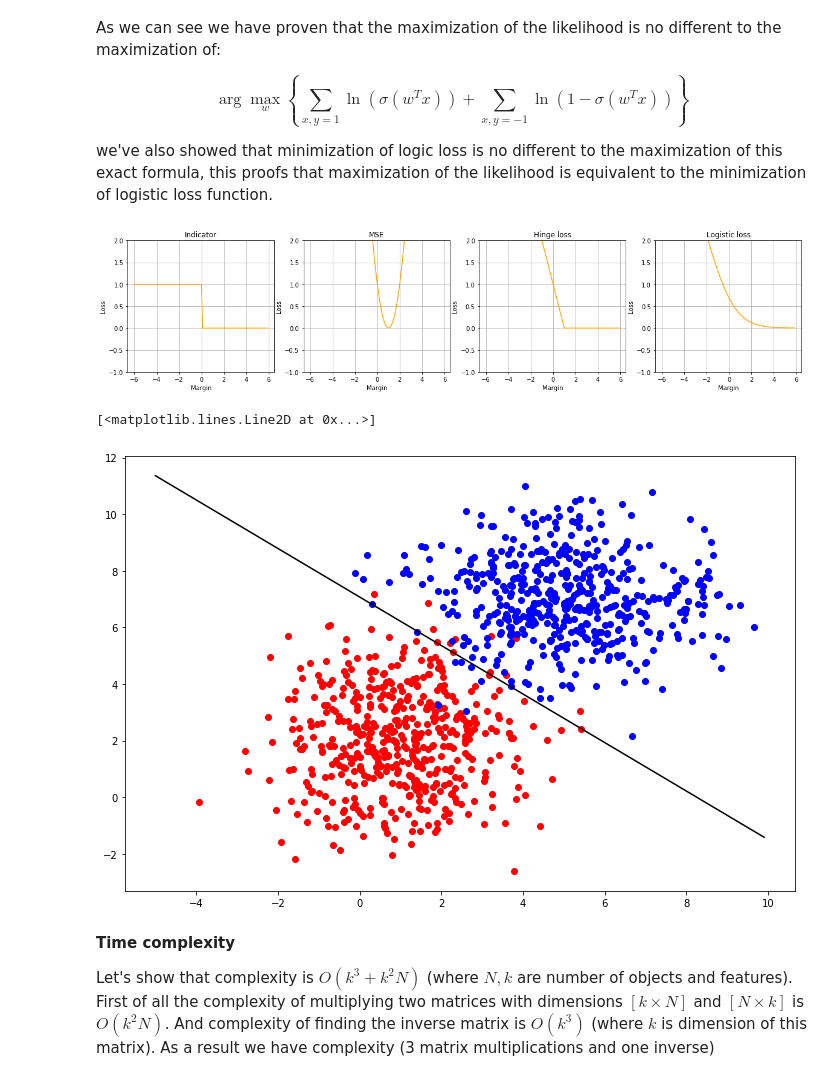
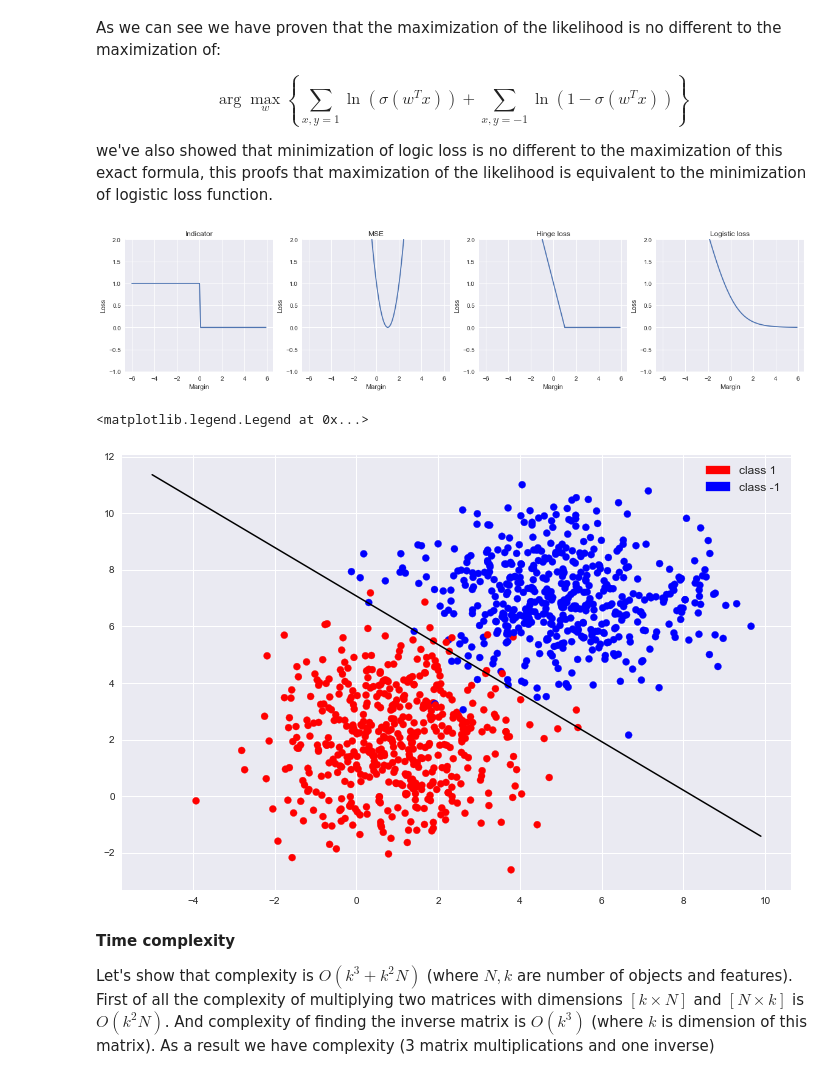
Before and after one commit to puhsu/renju, a Jupyter notebook: labs/lab-1.ipynb, the cells around one changed output. Drawn from its saved outputs; the diff is of its cells as text; code cells hidden in the pictures.

```diff
--- a/labs/lab-1.ipynb
+++ b/labs/lab-1.ipynb
@@ -59,10 +59,15 @@ $$w = (X^TX)^{-1}X^TY.$$
 # %%
 # add all libraries
 import numpy as np
+import pandas as pd
 from numpy.polynomial.polynomial import Polynomial as poly
 from matplotlib import pyplot as plt
+plt.style.use('seaborn')
 from matplotlib import cm
+import matplotlib.patches as mpatches
 from mpl_toolkits.mplot3d.axes3d import Axes3D
+from sklearn.metrics import accuracy_score
+from sklearn.model_selection import train_test_split
 %matplotlib inline
 # %%
 np.random.seed(42)
@@ -222,54 +231,54 @@ we've also showed that minimization of logic loss is no different to the maximiz
 M = np.arange(-6, 6, .1)
 
 plt.figure(2, figsize=(20, 4))
 
 plt.subplot(141)
-plt.plot(M, M < 0, color='orange')
-plt.grid(True)
+plt.plot(M, M < 0)
 plt.xlabel('Margin')
 plt.ylabel('Loss')
 plt.title('Indicator')
 plt.ylim(-1,2)
 
 plt.subplot(142)
-plt.plot(M, (M - 1)**2, color='orange')
-plt.grid(True)
+plt.plot(M, (M - 1)**2)
 plt.xlabel('Margin')
 plt.ylabel('Loss')
 plt.title('MSE')
 plt.ylim(-1,2)
 
 plt.subplot(143)
-plt.plot(M, np.maximum(0, 1 - M), color='orange')
-plt.grid(True)
+plt.plot(M, np.maximum(0, 1 - M))
 plt.xlabel('Margin')
 plt.ylabel('Loss')
 plt.title('Hinge loss')
 plt.ylim(-1,2)
 
 plt.subplot(144)
-plt.plot(M, np.log(1 + np.exp(-M)), color='orange')
-plt.grid(True)
+plt.plot(M, np.log(1 + np.exp(-M)))
 plt.xlabel('Margin')
 plt.ylabel('Loss')
 plt.title('Logistic loss')
 plt.ylim(-1,2)
 
 plt.show()
 # %% [output]
-[figure, old version]
+[figure, new version]
 # %%
-np.random.seed(1231)
+def generate_two_classes(points_count=500):
+    np.random.seed(1231)
 
-red_points = np.random.multivariate_normal((1, 2), [[2, 0], [0, 3]], 500)
-blue_points = np.random.multivariate_normal((5, 7), [[2.5, 0], [0, 2]], 500)
+    positive_points = np.random.multivariate_normal((1, 2), [[2, 0], [0, 3]], points_count)
+    negative_points = np.random.multivariate_normal((5, 7), [[2.5, 0], [0, 2]], points_count)
 
-X_train = np.concatenate((red_points, blue_points), axis=0)
-y_train = np.concatenate((np.ones(red_points.shape[0]),
-                         -np.ones(blue_points.shape[0])), axis=0)
+    X = np.concatenate((positive_points, negative_points), axis=0)
+    y = np.concatenate((np.ones(positive_points.shape[0]),
+                       -np.ones(negative_points.shape[0])), axis=0)
+    X = np.column_stack((X, np.ones(X.shape[0])))
 
-features = np.column_stack((X_train, np.ones(X_train.shape[0])))
-weights = np.linalg.inv(features.T.dot(features)).dot(features.T).dot(y_train)
+    perm = np.random.permutation(len(X))
+    X, y = X[perm], y[perm]
+
+    return X, y
 
 
 def get_separating_line(weights):
@@ -277,16 +286,25 @@ def get_separating_line(weights):
     return lambda x: -normal_vector[0] / normal_vector[1] * x \
                      - constant / normal_vector[1]
 
-separating_line = get_separating_line(weights)
+def lin_clf_analitical(X, y):
+    weights = np.linalg.inv(X.T.dot(X)).dot(X.T).dot(y)
+    return weights
+
+X_train, y_train = generate_two_classes()
+
+sep_line_analitical = get_separating_line(lin_clf_analitical(X_train, y_train))
 x = np.arange(-5, 10, .1)
 
 plt.figure(figsize=(12, 8))
-plt.scatter(red_points[:,0], red_points[:,1], color='red')
-plt.scatter(blue_points[:,0], blue_points[:,1], color='blue')
-plt.plot(x, separating_line(x), c='black', lw=1.5)
+plt.scatter(X_train[:,0], X_train[:,1], c=y_train, cmap='bwr')
+plt.plot(x, sep_line_analitical(x), c='black', lw=1.5)
+
+red_patch = mpatches.Patch(color='red', label='class 1')
+blue_patch = mpatches.Patch(color='blue', label='class -1')
+plt.legend(handles=[red_patch, blue_patch], prop={'size': 12})
 # %% [output]
-[<matplotlib.lines.Line2D at 0x...>]
+<matplotlib.legend.Legend at 0x...>
-[figure, old version]
+[figure, new version]
 # %% [markdown]
 **Time complexity**
 
```
Also changed, not shown: parts of 37 cells of this notebook.
